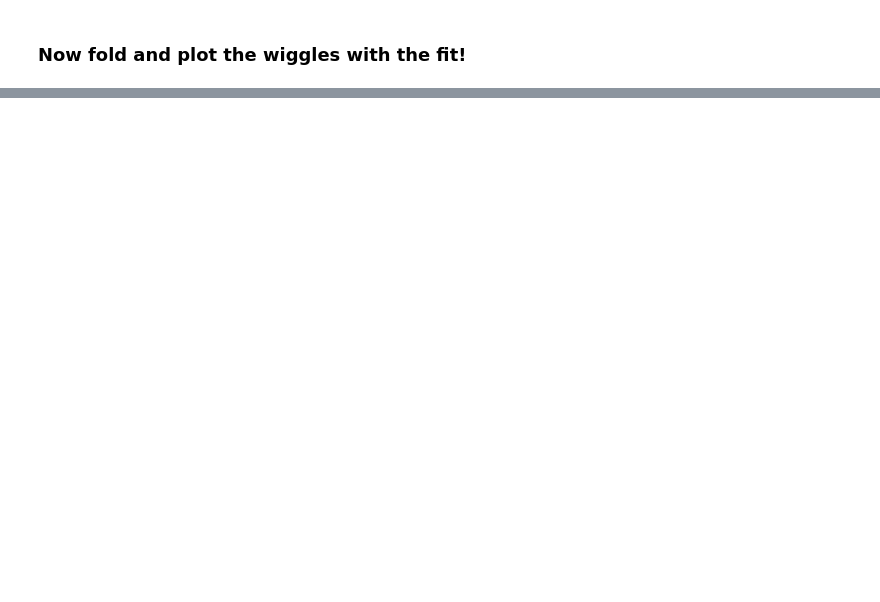
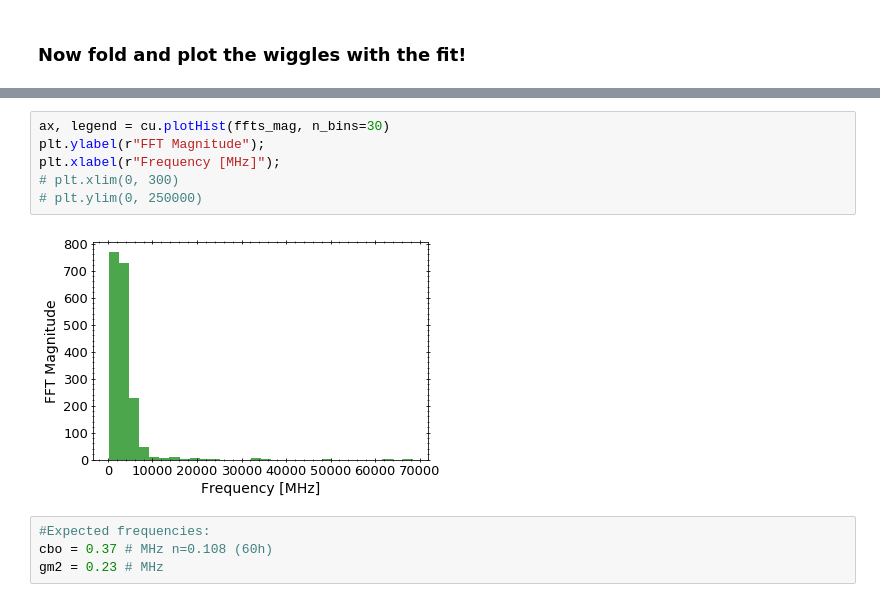
Before and after one commit to glukicov/EDMTracking, a Jupyter notebook: Wiggle.ipynb, the cells around one changed output, grey strips where cells are left out. Saved outputs shown, nothing was run; the diff lists cells and outputs as text; blank space fills up the shorter version.

```diff
--- a/Wiggle.ipynb
+++ b/Wiggle.ipynb
@@ -186,0 +229,12 @@ Expected error on R is 8.38281012526728 ppm
+# %%
+ax, legend = cu.plotHist(ffts_mag, n_bins=30)
+plt.ylabel(r"FFT Magnitude");
+plt.xlabel(r"Frequency [MHz]");
+# plt.xlim(0, 300)
+# plt.ylim(0, 250000)
+# %% [output]
+[figure, added]
+# %%
+#Expected frequencies:
+cbo = 0.37 # MHz n=0.108 (60h)
+gm2 = 0.23 # MHz
```
Also changed, not shown: parts of 13 cells of this notebook, 2 other files.
